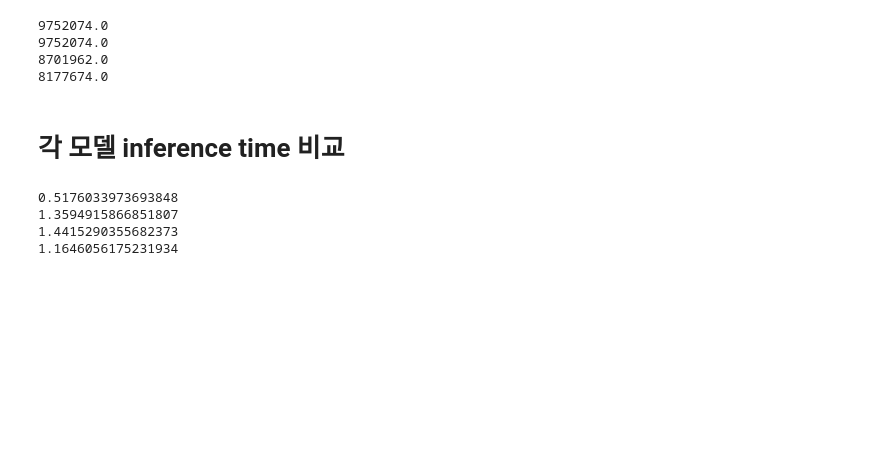
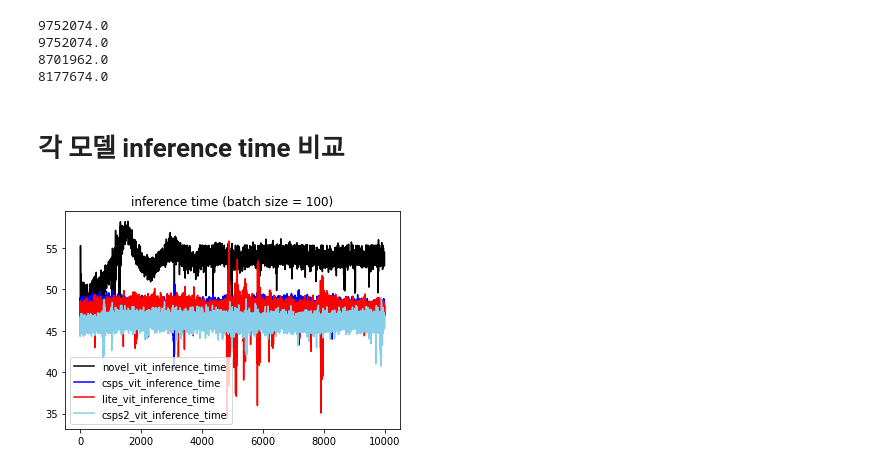
Before and after one commit to Hansanghyun-github/my_prototype, a Jupyter notebook: prototype.ipynb, the cells around one changed output. Saved outputs shown, nothing was run; the diff lists cells and outputs as text; code cells hidden in the pictures; blank space fills up the shorter version.

```diff
--- a/prototype.ipynb
+++ b/prototype.ipynb
@@ -1231,20 +1159,10 @@ print("csps2 vit  : ", all_csps2_time)
-# %%
-print(novel_time)
-print(csps_time)
-print(lite_time)
-print(csps2_time)
-# %% [output]
-0.5176033973693848
-1.3594915866851807
-1.4415290355682373
-1.1646056175231934
 # %%
-def measure_inference_time(model):
+def measure_inference_time(batch, model):
   starter, ender = torch.cuda.Event(enable_timing=True), torch.cuda.Event(enable_timing=True)
-  repetitions = 300
+  repetitions = 10000
   timings=np.zeros((repetitions,1))
 
-  input_image = torch.randn(1,3,32,32)
+  input_image = torch.randn(batch,3,32,32)
   input_image = input_image.to(device)
 
   for _ in range(10):
@@ -1261,17 +1179,26 @@ def measure_inference_time(model):
         curr_time = starter.elapsed_time(ender)
         timings[rep] = curr_time
 
+
   input_image = torch.randn(1,3,32,32)
   return timings
 # %%
-novel_vit_inference_time = measure_inference_time(net)
-csps_vit_inference_time = measure_inference_time(csp_vit_net)
-lite_vit_inference_time = measure_inference_time(lite_vit_net)
-csps2_vit_inference_time = measure_inference_time(csp_vit_ver2_net)
+batch = 100
+novel_vit_inference_time = measure_inference_time(batch, net)
+csps_vit_inference_time = measure_inference_time(batch, csp_vit_net)
+lite_vit_inference_time = measure_inference_time(batch, lite_vit_net)
+csps2_vit_inference_time = measure_inference_time(batch, csp_vit_ver2_net)
 # %%
+title = 'inference time (batch size = '
+title = title + str(batch)
+title = title + ')'
+
 plt.plot(novel_vit_inference_time, label = "novel_vit_inference_time", color = 'black')
 plt.plot(csps_vit_inference_time, label = "csps_vit_inference_time", color = 'blue')
 plt.plot(lite_vit_inference_time, label = "lite_vit_inference_time", color = 'red')
 plt.plot(csps2_vit_inference_time, label = "csps2_vit_inference_time", color = 'skyblue')
-plt.legend(loc = 0)
+plt.legend()
+plt.title(title)
 plt.show()
+# %% [output]
+[figure, added]
```
Also changed, not shown: parts of 28 cells of this notebook.
